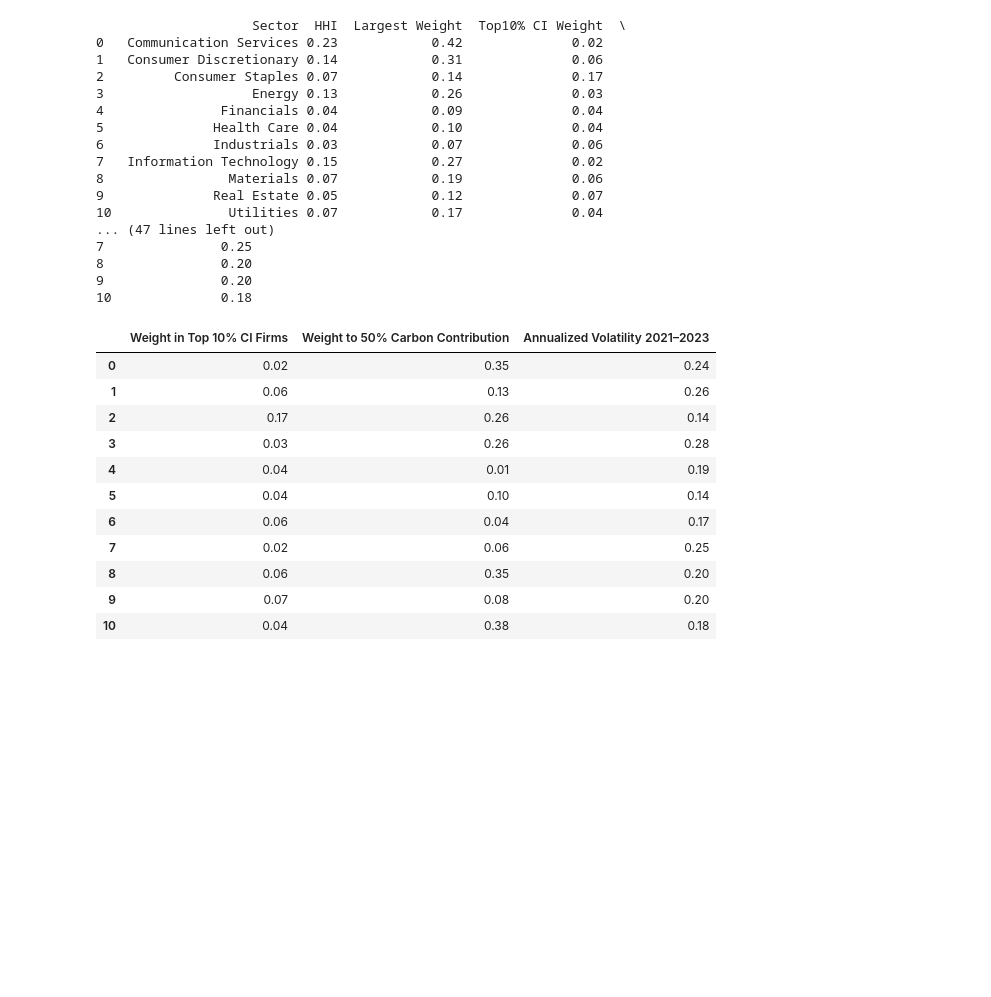
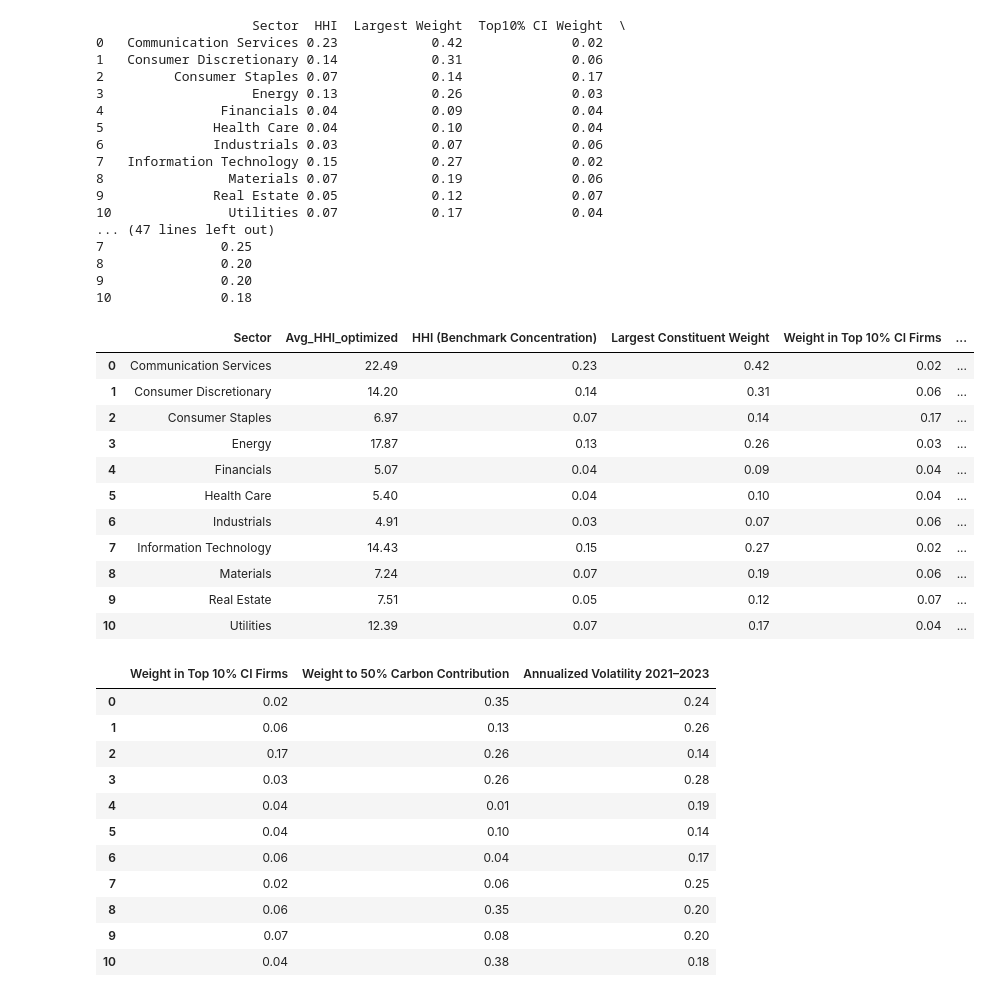
Before and after one commit to rebecca-di-francesco-bfh/sectoral-decarbonization, a Jupyter notebook: sector_summaries_all_periods.ipynb, the cells around one changed output. Drawn from its saved outputs; the diff is of its cells as text; code cells hidden in the pictures; blank space fills up the shorter version.

Commit message:
Checked HHI of the optimized portfolio other than the benchmark

```diff
--- a/sector_summaries_all_periods.ipynb
+++ b/sector_summaries_all_periods.ipynb
@@ -20,8 +20,9 @@ PERIODS = ["0321", "0621", "0921", "1221", "0322", "0622", "0922", "1222", "0323
 
 # Data directory
 DATA_DIR = Path("data")
+RESULTS_DIR = Path("results")
 DATASETS_DIR = DATA_DIR / "datasets"
-
+OPTIMAL_PORT_DIR = RESULTS_DIR / "optimal_portfolios"
 # Display options
 pd.options.display.float_format = '{:,.2f}'.format
 pd.set_option('display.max_columns', None)
@@ -176,0 +191,36 @@ def human_format(num):
+# %%
+optimal_portfolios_2_pct_across_time_periods = {}
+from utils import extract_optimal_portfolios_at_target_te
+for period in all_optimal_portfolios:
+    optimal_portfolios_2_pct_across_time_periods[period] = extract_optimal_portfolios_at_target_te(all_optimal_portfolios[period], target_te_bps=200)
+# %%
+def compute_hhi(w):
+    w = np.asarray(w, dtype=float)
+    return float(np.sum(w**2))
+
+records = []
+
+for period, sectors in all_optimal_portfolios.items():
+    for sector, data in sectors.items():
+        w_opt = data.get("weights_by_te", None)
+        if w_opt is None:
+            continue
+
+        hhi = compute_hhi(w_opt)
+
+        records.append({
+            "Period": period,
+            "Sector": sector,
+            "HHI": hhi
+        })
+
+df_hhi = pd.DataFrame(records)
+
+avg_hhi = (
+    df_hhi.groupby("Sector")["HHI"]
+          .mean()
+          .reset_index()
+          .rename(columns={"HHI": "Avg_HHI_optimized"})
+)
+
+print(avg_hhi)
@@ -746,6 +809,21 @@ metrics_table = metrics_table.rename(columns={
     "Num Constituents": "Number of Constituents",
     "annual_vol_21_23": "Annualized Volatility 2021–2023"
 })
+# %%
+pd.merge(avg_hhi, metrics_table, how='left', on = 'Sector')
+# %% [output]
+|  | Sector | Avg_HHI_optimized | HHI (Benchmark Concentration) | Largest Constituent Weight | Weight in Top 10% CI Firms | ... |
+| 0 | Communication Services | 22.49 | 0.23 | 0.42 | 0.02 | ... |
+| 1 | Consumer Discretionary | 14.20 | 0.14 | 0.31 | 0.06 | ... |
+| 2 | Consumer Staples | 6.97 | 0.07 | 0.14 | 0.17 | ... |
+| 3 | Energy | 17.87 | 0.13 | 0.26 | 0.03 | ... |
+| 4 | Financials | 5.07 | 0.04 | 0.09 | 0.04 | ... |
+| 5 | Health Care | 5.40 | 0.04 | 0.10 | 0.04 | ... |
+| 6 | Industrials | 4.91 | 0.03 | 0.07 | 0.06 | ... |
+| 7 | Information Technology | 14.43 | 0.15 | 0.27 | 0.02 | ... |
+| 8 | Materials | 7.24 | 0.07 | 0.19 | 0.06 | ... |
+| 9 | Real Estate | 7.51 | 0.05 | 0.12 | 0.07 | ... |
+| 10 | Utilities | 12.39 | 0.07 | 0.17 | 0.04 | ... |
 # %%
 metrics_table.loc[:, ['Weight in Top 10% CI Firms', 'Weight to 50% Carbon Contribution', 'Annualized Volatility 2021–2023']]
 # %% [output]
```
Also changed, not shown: parts of 4 cells of this notebook.
